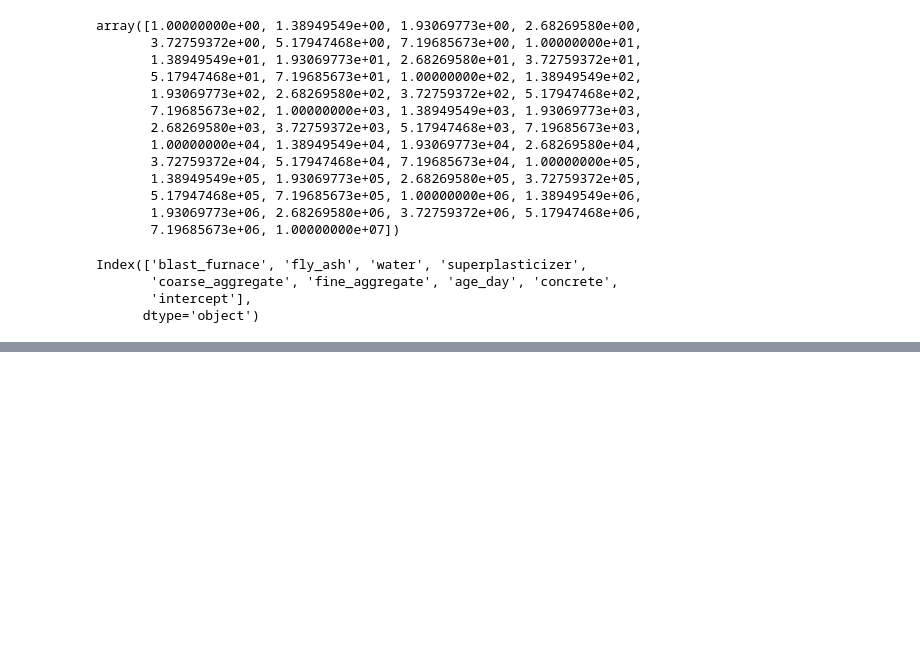
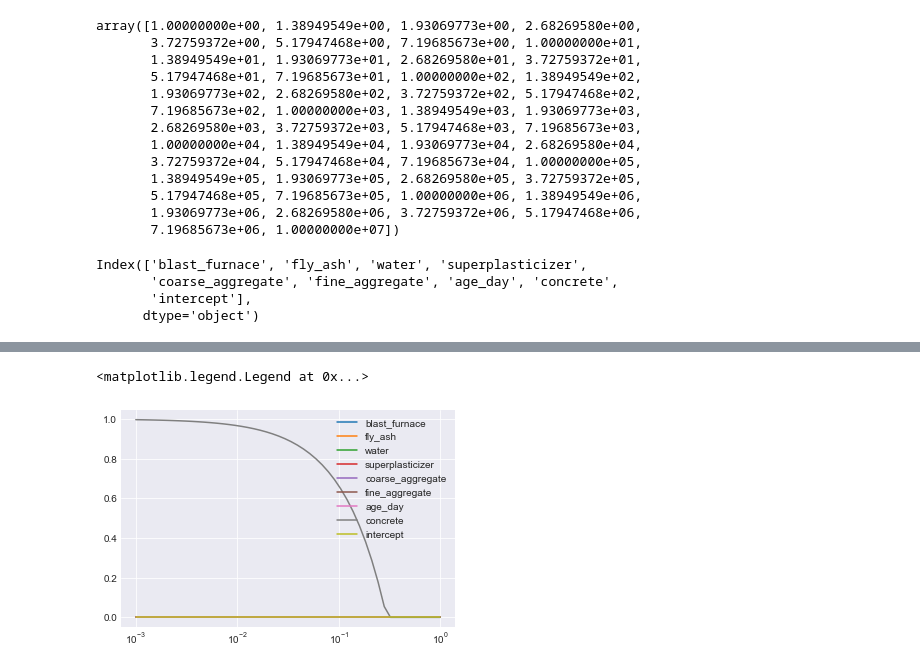
Before and after one commit to Denniels/Machine_Learning, a Jupyter notebook: concret.ipynb, the cells around one changed output, grey strips where cells are left out. Drawn from its saved outputs; the diff is of its cells as text; code cells hidden in the pictures; blank space fills up the shorter version.

```diff
--- a/concret.ipynb
+++ b/concret.ipynb
@@ -145,0 +180,3 @@ for a in alphas:
+# %%
+alphas = np.logspace(0, -3, base = 10)
+alphas
@@ -145,0 +194,21 @@ for a in alphas:
+# %%
+coefs_lasso, cv_err_lasso = [], []
+model_lasso = Lasso(fit_intercept = True)
+
+for a in alphas:
+        model_lasso.set_params(alpha = a)
+        model_lasso.fit(X_train, y_train)
+        coefs_lasso.append(model_lasso.coef_)
+        dummy, cv_err_estimates = gfx.cv_error(X_train, y_train, k = 10, method = 'ridge', alpha = a)
+        cv_err_lasso.append(np.mean(cv_err_estimates))
+# %%
+ax = plt.gca()
+
+for y_arr, label in zip(np.squeeze(coefs_lasso).T, names_regressors):
+        plt.plot(alphas, y_arr, label = label)
+
+ax.set_xscale('log')
+plt.legend(loc = 1)
+# %% [output]
+<matplotlib.legend.Legend at 0x...>
+[figure, added]
```
Also changed, not shown: parts of 20 cells of this notebook.
